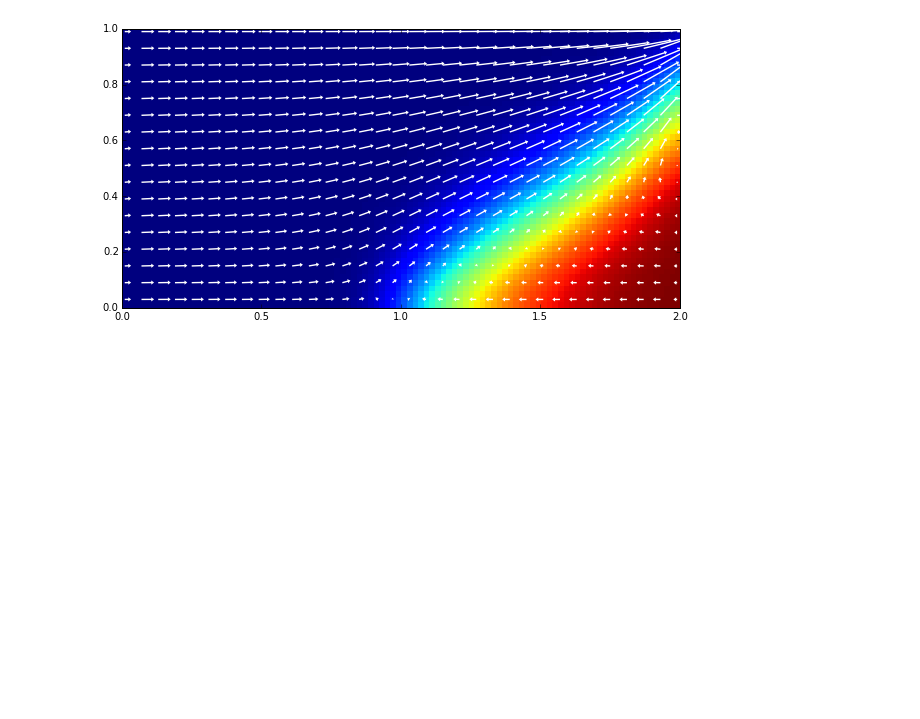
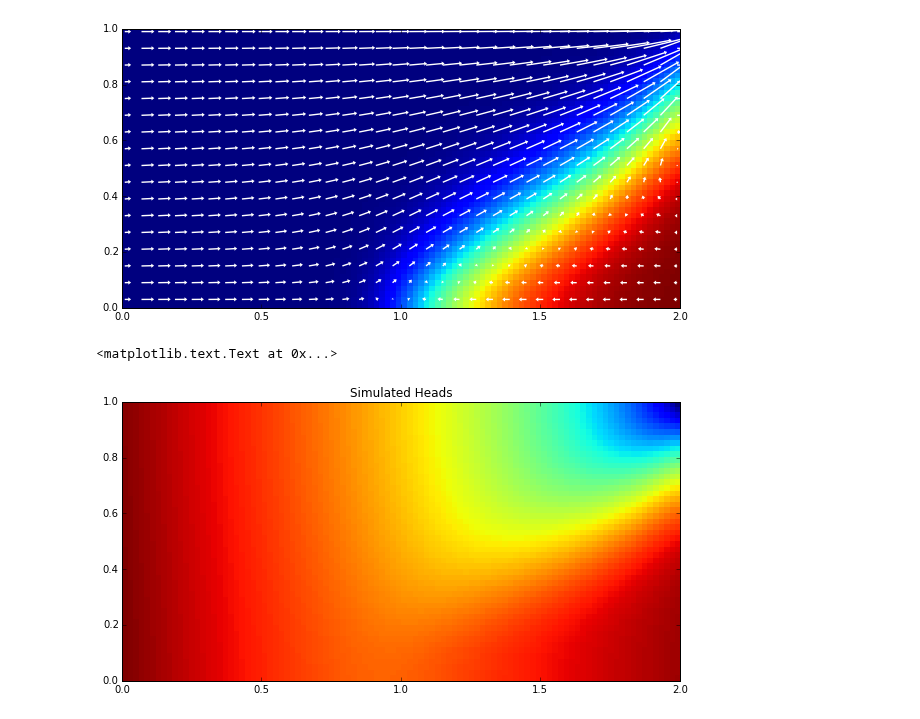
Before and after one commit to modflowpy/flopy, a Jupyter notebook: examples/Notebooks/henry.ipynb, the cells around one changed output. Saved outputs shown, nothing was run; the diff lists cells and outputs as text; code cells hidden in the pictures; blank space fills up the shorter version.

```diff
--- a/examples/Notebooks/henry.ipynb
+++ b/examples/Notebooks/henry.ipynb
@@ -137,3 +137,19 @@ plt.savefig(os.path.join(workspace, 'henry.png'))
 plt.show()
 # %% [output]
 [figure]
+# %%
+# Extract the heads
+fname = os.path.join(workspace, 'henry.hds')
+headobj = bf.HeadFile(fname)
+times = headobj.get_times()
+head = headobj.get_data(totim=times[-1])
+# %%
+# Make a simple head plot
+fig = plt.figure(figsize=(10, 10))
+ax = fig.add_subplot(1, 1, 1, aspect='equal')
+im = ax.imshow(head[:, 0, :], interpolation='nearest',
+               extent=(0, Lx, 0, Lz))
+ax.set_title('Simulated Heads')
+# %% [output]
+<matplotlib.text.Text at 0x...>
+[figure, added]
```
Also changed, not shown: parts of 1 cell of this notebook.
